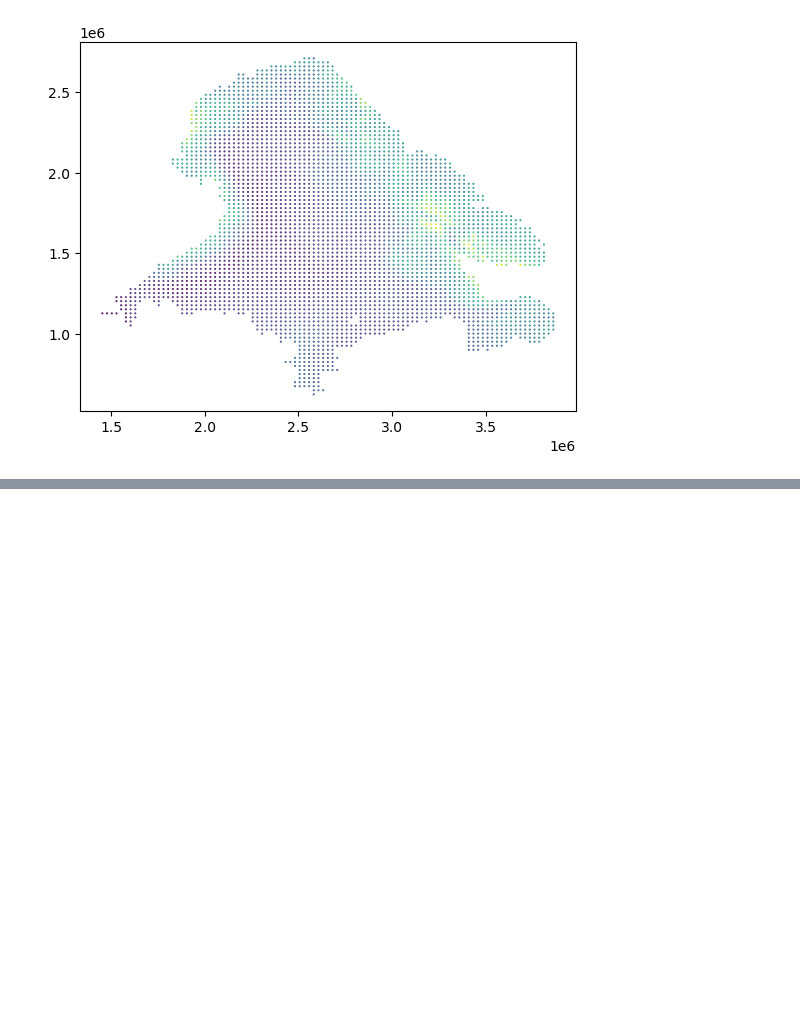
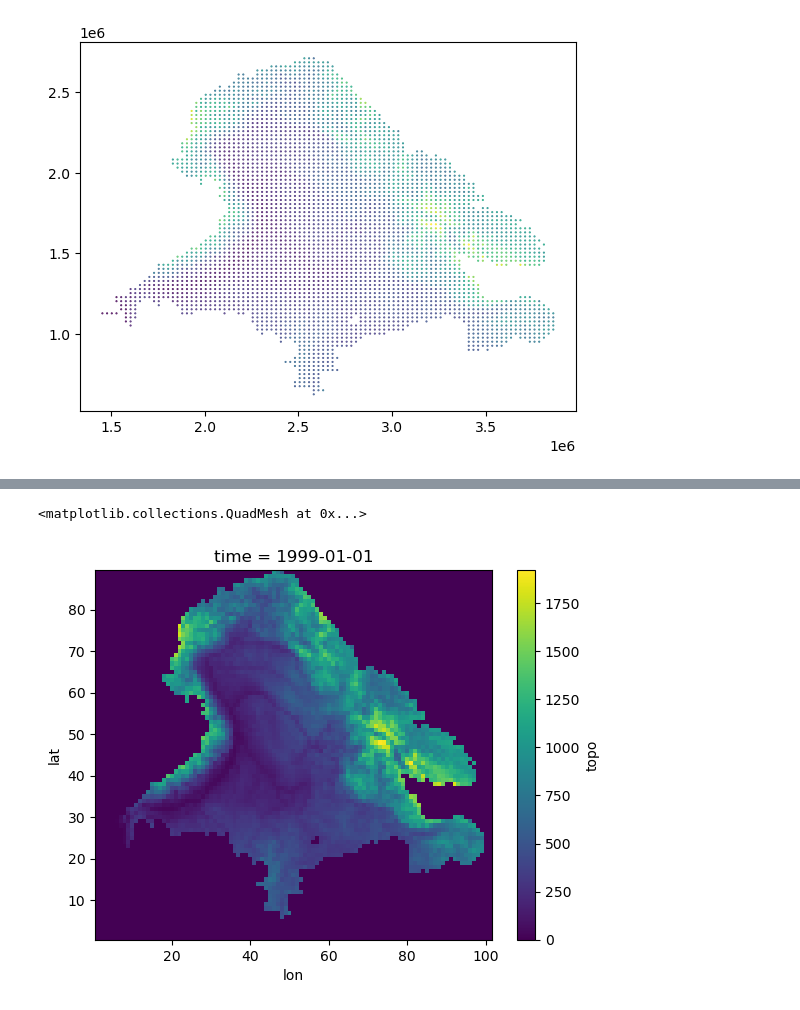
Before and after one commit to wk1984/Parallel-SnowModel-1.0, a Jupyter notebook: Arctic_Drainage/veg_topo/prepare_topo_vege.ipynb, the cells around one changed output, grey strips where cells are left out. Saved outputs shown, nothing was run; the diff lists cells and outputs as text; code cells hidden in the pictures; blank space fills up the shorter version.

```diff
--- a/Arctic_Drainage/veg_topo/prepare_topo_vege.ipynb
+++ b/Arctic_Drainage/veg_topo/prepare_topo_vege.ipynb
@@ -163,0 +176,7 @@ topo00.rio.to_raster('topo.asc')
+# %%
+tz0 = open_CtlDataset('topo_vege.ctl')
+
+tz0.topo.plot()
+# %% [output]
+<matplotlib.collections.QuadMesh at 0x...>
+[figure, added]
```
Also changed, not shown: parts of 4 cells of this notebook.
